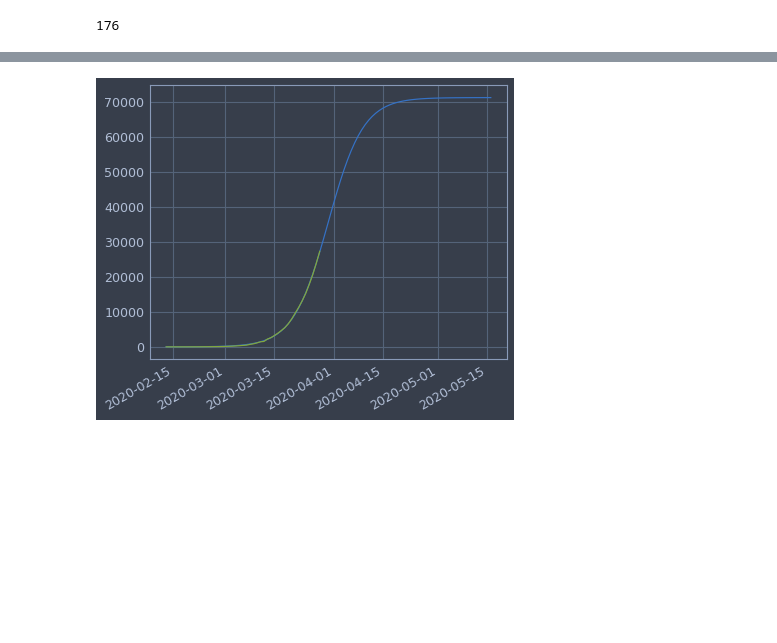
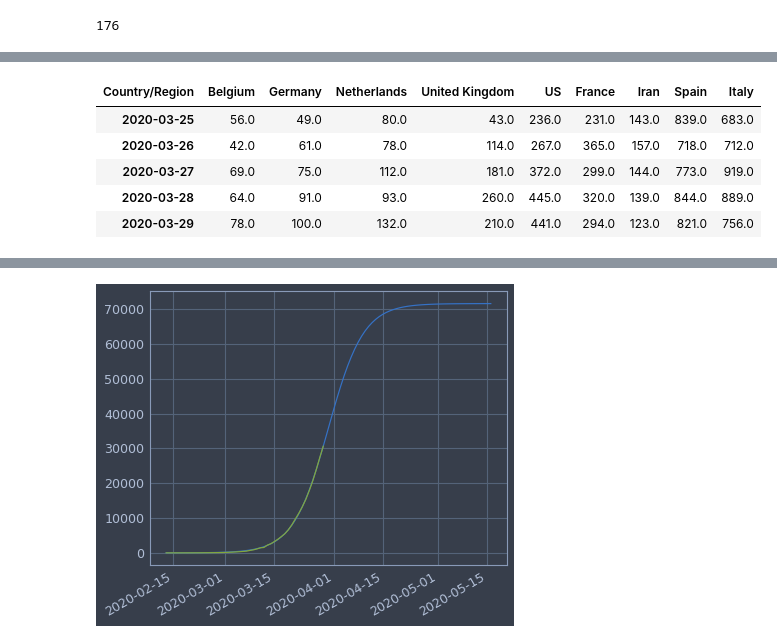
Before and after one commit to pcjedi/notebooks, a Jupyter notebook: corona.ipynb, the cells around one changed output, grey strips where cells are left out. Saved outputs shown, nothing was run; the diff lists cells and outputs as text; code cells hidden in the pictures; blank space fills up the shorter version.

```diff
--- a/corona.ipynb
+++ b/corona.ipynb
@@ -93,3 +93,12 @@ df_exchina.T.sort_values(by=last_date).tail(9).T.plot(logy = True)
+# %%
+df_exchina.T.sort_values(by=last_date).tail(9).T.diff().tail()
+# %% [output]
+| Country/Region | Belgium | Germany | Netherlands | United Kingdom | US | France | Iran | Spain | Italy |
+| 2020-03-25 | 56.0 | 49.0 | 80.0 | 43.0 | 236.0 | 231.0 | 143.0 | 839.0 | 683.0 |
+| 2020-03-26 | 42.0 | 61.0 | 78.0 | 114.0 | 267.0 | 365.0 | 157.0 | 718.0 | 712.0 |
+| 2020-03-27 | 69.0 | 75.0 | 112.0 | 181.0 | 372.0 | 299.0 | 144.0 | 773.0 | 919.0 |
+| 2020-03-28 | 64.0 | 91.0 | 93.0 | 260.0 | 445.0 | 320.0 | 139.0 | 844.0 | 889.0 |
+| 2020-03-29 | 78.0 | 100.0 | 132.0 | 210.0 | 441.0 | 294.0 | 123.0 | 821.0 | 756.0 |
 # %%
 def sigmoid(x, sat, td, velo):
     x = np.float64(x)
```
Also changed, not shown: parts of 12 cells of this notebook.
